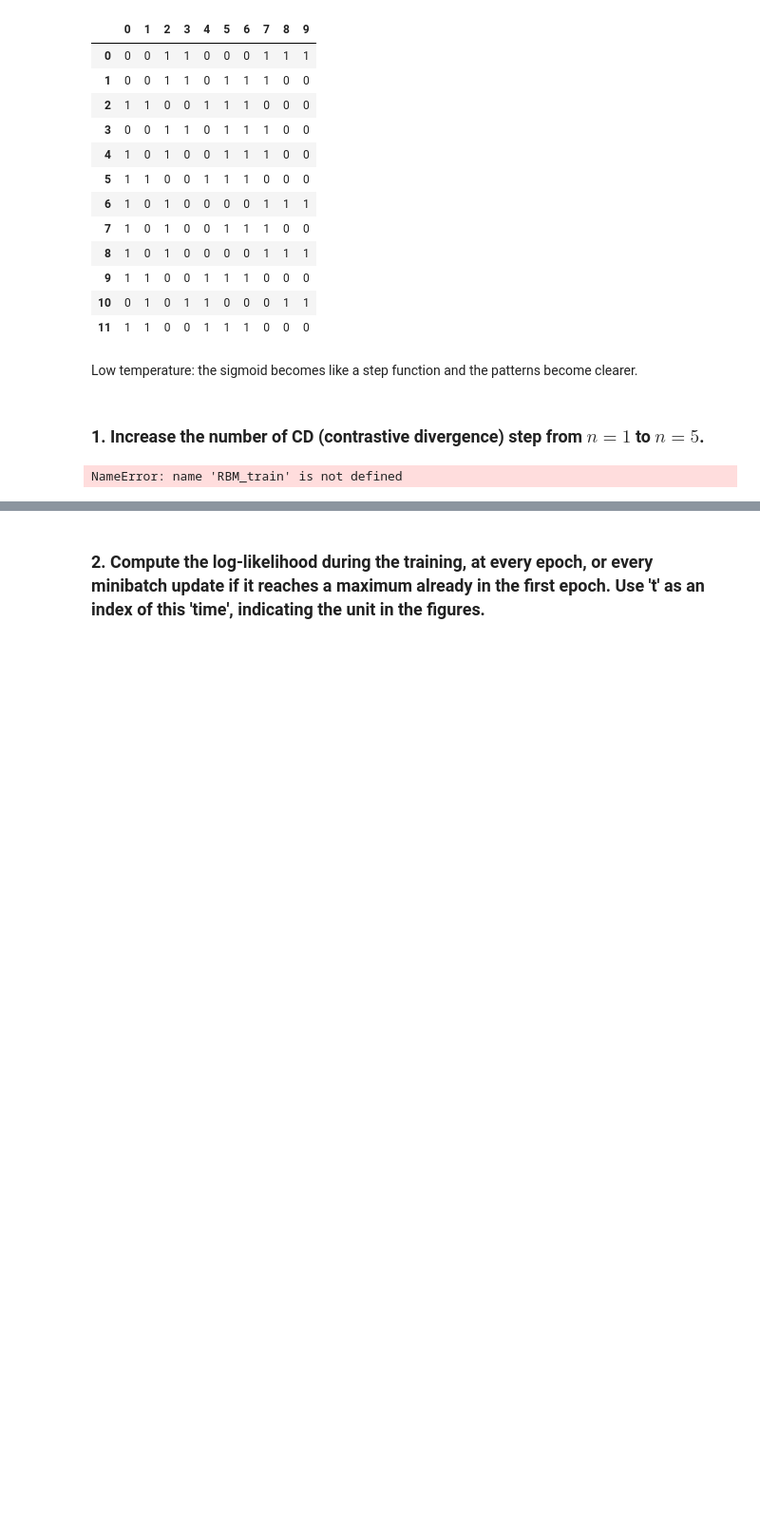
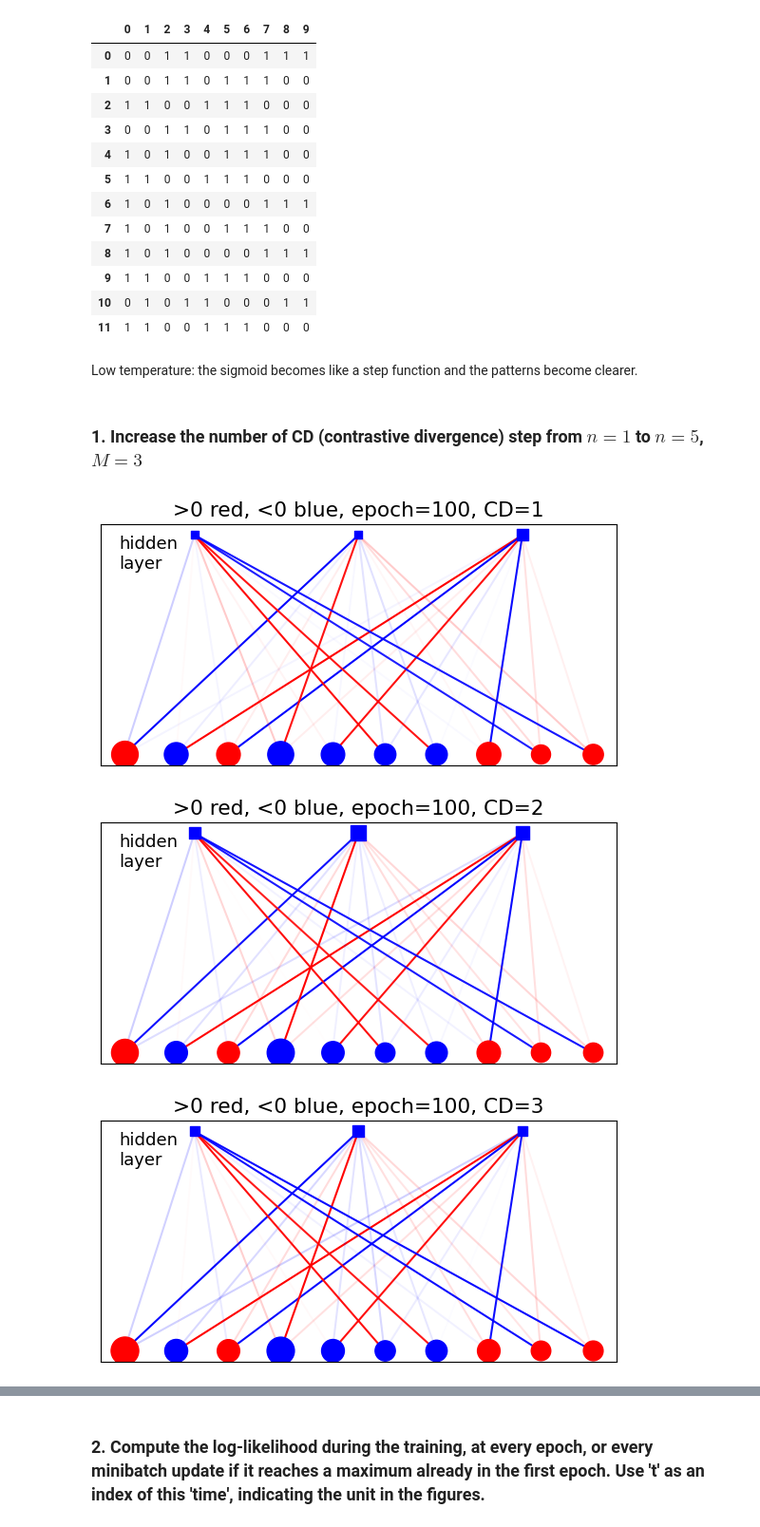
Before and after one commit to GiacomoLongaroni/LCP_mod_B, a Jupyter notebook: Ex4/RBM_24-giulia.ipynb, the cells around one changed output, grey strips where cells are left out. Shown at 95% size. Cells and saved outputs as stored; diff of their text form; code cells hidden in the pictures; blank space fills up the shorter version.

```diff
--- a/Ex4/RBM_24-giulia.ipynb
+++ b/Ex4/RBM_24-giulia.ipynb
@@ -447,10 +416,13 @@ Low Temperature
 # %% [markdown]
 Low temperature: the sigmoid becomes like a step function and the patterns become clearer.
 # %% [markdown]
-### 1. Increase the number of CD (contrastive divergence) step from $n=1$ to $n=5$.
+### 1. Increase the number of CD (contrastive divergence) step from $n=1$ to $n=5$, $M=3$
 # %%
 for i in range(1,6):
+    CD_n_steps = i
     w_CD, a_CD, b_CD = RBM_train()
     plotgraph(epoch=100, w=w_CD, a=a_CD, b=b_CD, CD=i)
 # %% [output]
-NameError: name 'RBM_train' is not defined
+[figure, added]
+[figure, added]
+[figure, added]
```
Also changed, not shown: parts of 30 cells of this notebook.
